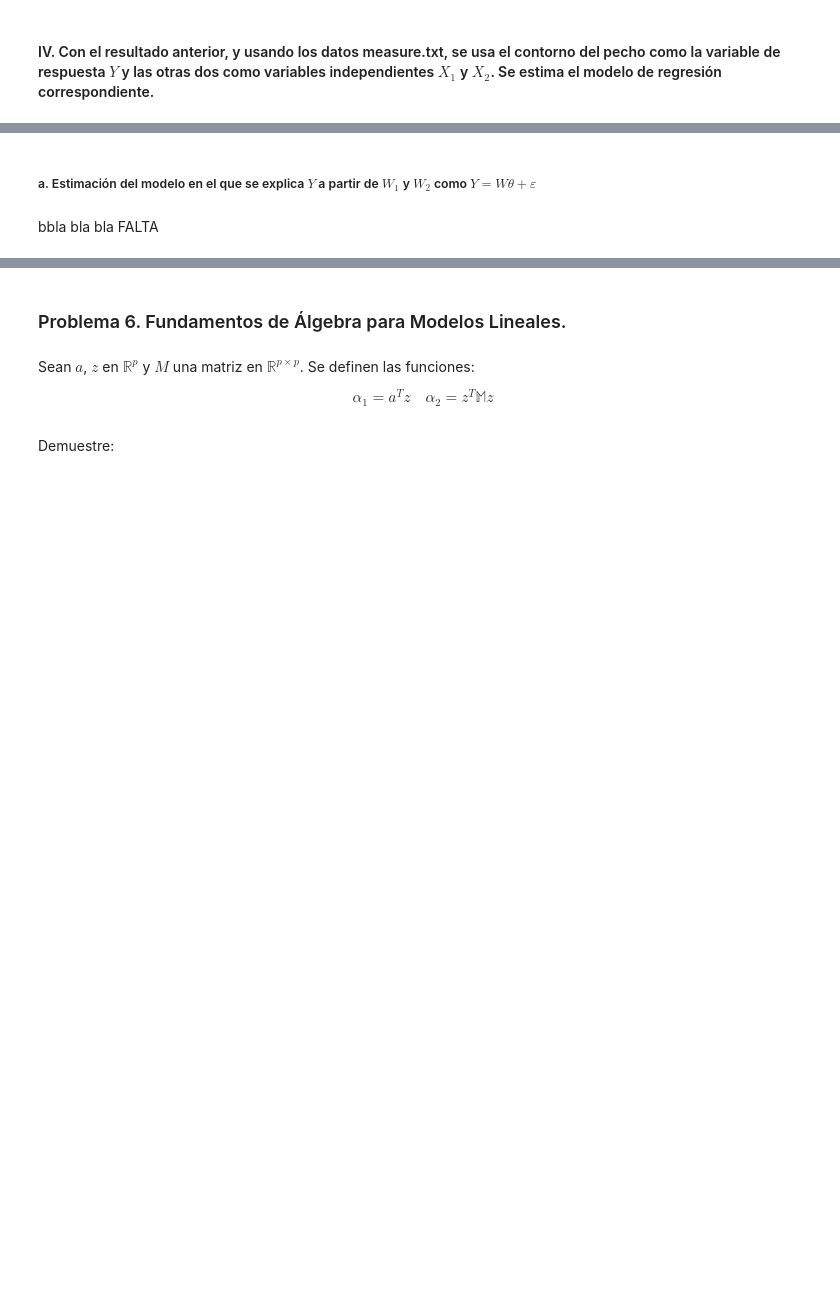
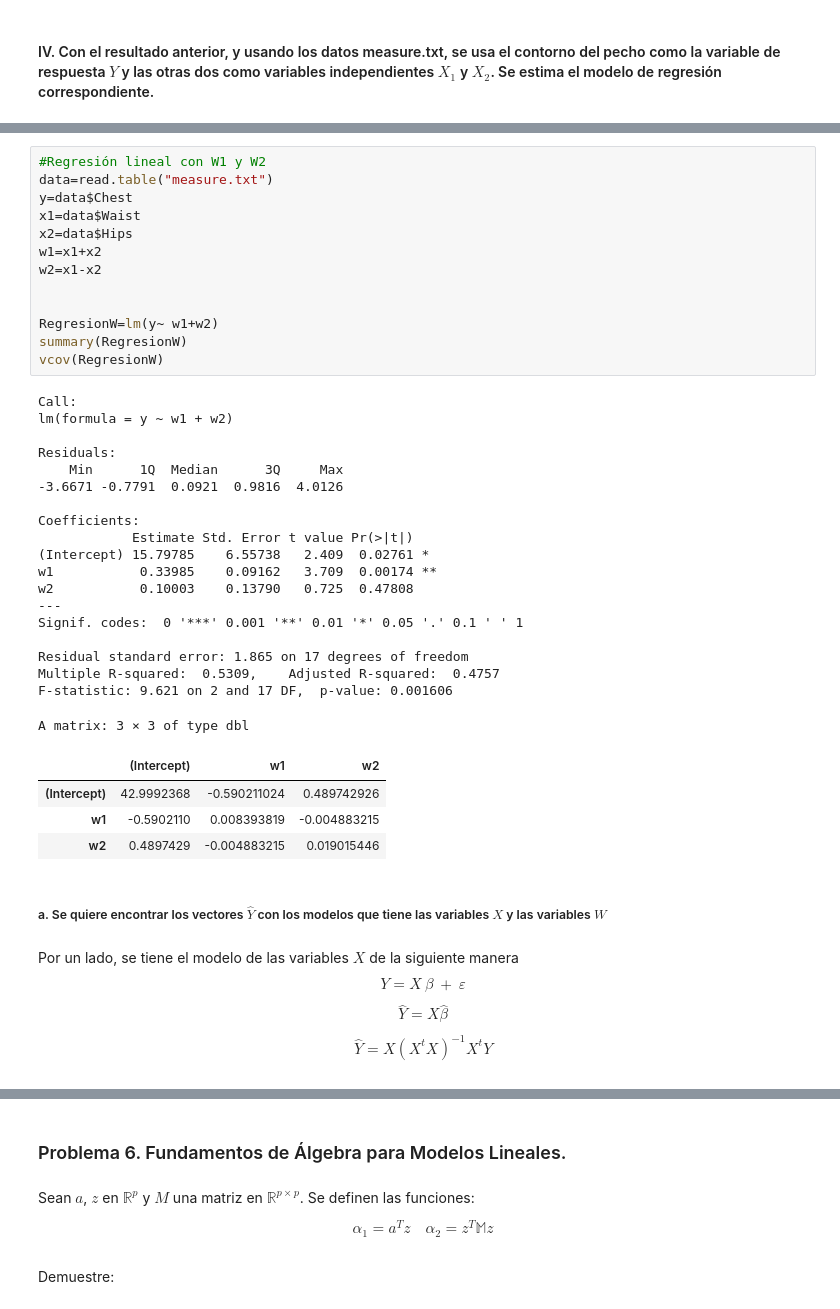
Before and after one commit to MantiMantilla/MEL-2022-2, a Jupyter notebook: Tareas/Tarea 1/Tarea 1.ipynb, the cells around one changed output, grey strips where cells are left out. Drawn from its saved outputs; the diff is of its cells as text; blank space fills up the shorter version.

```diff
--- a/Tareas/Tarea 1/Tarea 1.ipynb
+++ b/Tareas/Tarea 1/Tarea 1.ipynb
@@ -453,5 +565,52 @@ FALTA
+# %%
+#Regresión lineal con W1 y W2
+data=read.table("measure.txt")
+y=data$Chest
+x1=data$Waist
+x2=data$Hips
+w1=x1+x2
+w2=x1-x2
+
+
+RegresionW=lm(y~ w1+w2)
+summary(RegresionW)
+vcov(RegresionW)
+# %% [output]
+Call:
+lm(formula = y ~ w1 + w2)
+
+Residuals:
+    Min      1Q  Median      3Q     Max
+-3.6671 -0.7791  0.0921  0.9816  4.0126
+
+Coefficients:
+            Estimate Std. Error t value Pr(>|t|)
+(Intercept) 15.79785    6.55738   2.409  0.02761 *
+w1           0.33985    0.09162   3.709  0.00174 **
+w2           0.10003    0.13790   0.725  0.47808
+---
+Signif. codes:  0 '***' 0.001 '**' 0.01 '*' 0.05 '.' 0.1 ' ' 1
+
+Residual standard error: 1.865 on 17 degrees of freedom
+Multiple R-squared:  0.5309,    Adjusted R-squared:  0.4757
+F-statistic: 9.621 on 2 and 17 DF,  p-value: 0.001606
+A matrix: 3 × 3 of type dbl
+|  | (Intercept) | w1 | w2 |
+| (Intercept) | 42.9992368 | -0.590211024 | 0.489742926 |
+| w1 | -0.5902110 | 0.008393819 | -0.004883215 |
+| w2 | 0.4897429 | -0.004883215 | 0.019015446 |
 # %% [markdown]
-##### a. Estimación del modelo en el que se explica $Y$ a partir de $W_1$ y $W_2$ como $Y = W \theta + ε$
+##### a. 	Se quiere encontrar los vectores $\hat{Y}$ con los modelos que tiene las variables $X$ y las variables $W$
 # %% [markdown]
-bbla bla bla
-FALTA
+Por un lado, se tiene el modelo de las variables $X$ de la siguiente manera
+$$
+Y=X\ \beta\ +\ \varepsilon
+$$
+
+$$
+\hat{Y}=X\hat{\beta}
+$$
+
+$$
+\hat{Y}=X\left(X^tX\right)^{-1}X^tY
+$$
```
Also changed, not shown: parts of 23 cells of this notebook, 1 other file.
